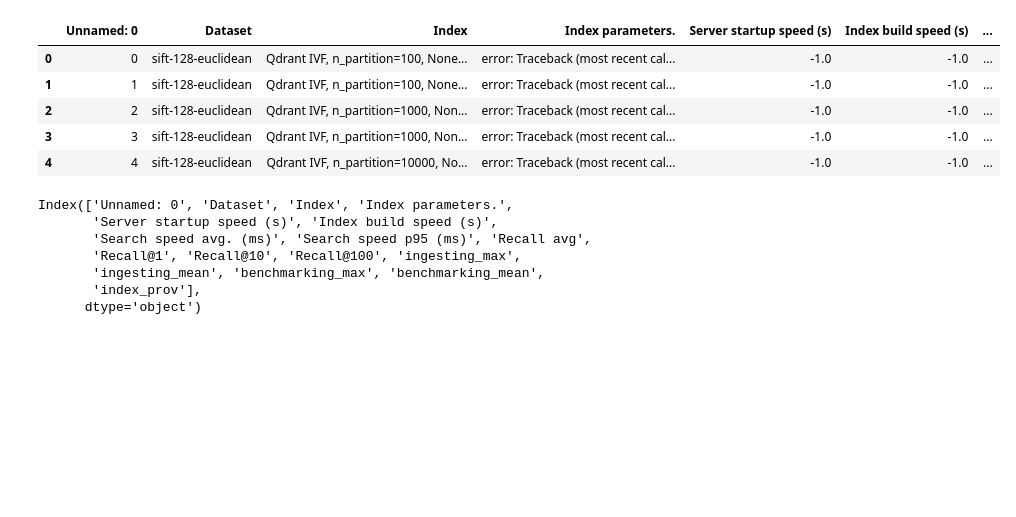
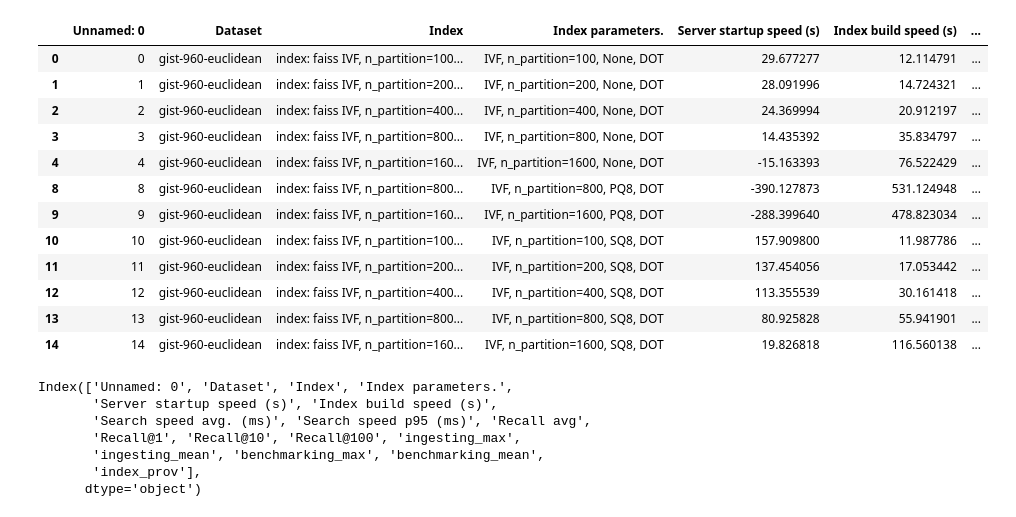
Before and after one commit to ExplodedViewMelon/vod, a Jupyter notebook: src/vod_benchmarking/analyse_results.ipynb, the cells around one changed output. Cells and saved outputs as stored; diff of their text form; code cells hidden in the pictures; blank space fills up the shorter version.

```diff
--- a/src/vod_benchmarking/analyse_results.ipynb
+++ b/src/vod_benchmarking/analyse_results.ipynb
@@ -23,12 +23,19 @@ df_results.shape
 # %%
-df_results.head()
+df_results
 # %% [output]
 |  | Unnamed: 0 | Dataset | Index | Index parameters. | Server startup speed (s) | Index build speed (s) | ... |
-| 0 | 0 | sift-128-euclidean | Qdrant IVF, n_partition=100, None... | error: Traceback (most recent cal... | -1.0 | -1.0 | ... |
-| 1 | 1 | sift-128-euclidean | Qdrant IVF, n_partition=100, None... | error: Traceback (most recent cal... | -1.0 | -1.0 | ... |
-| 2 | 2 | sift-128-euclidean | Qdrant IVF, n_partition=1000, Non... | error: Traceback (most recent cal... | -1.0 | -1.0 | ... |
-| 3 | 3 | sift-128-euclidean | Qdrant IVF, n_partition=1000, Non... | error: Traceback (most recent cal... | -1.0 | -1.0 | ... |
-| 4 | 4 | sift-128-euclidean | Qdrant IVF, n_partition=10000, No... | error: Traceback (most recent cal... | -1.0 | -1.0 | ... |
+| 0 | 0 | gist-960-euclidean | index: faiss IVF, n_partition=100... | IVF, n_partition=100, None, DOT | 29.677277 | 12.114791 | ... |
+| 1 | 1 | gist-960-euclidean | index: faiss IVF, n_partition=200... | IVF, n_partition=200, None, DOT | 28.091996 | 14.724321 | ... |
+| 2 | 2 | gist-960-euclidean | index: faiss IVF, n_partition=400... | IVF, n_partition=400, None, DOT | 24.369994 | 20.912197 | ... |
+| 3 | 3 | gist-960-euclidean | index: faiss IVF, n_partition=800... | IVF, n_partition=800, None, DOT | 14.435392 | 35.834797 | ... |
+| 4 | 4 | gist-960-euclidean | index: faiss IVF, n_partition=160... | IVF, n_partition=1600, None, DOT | -15.163393 | 76.522429 | ... |
+| 8 | 8 | gist-960-euclidean | index: faiss IVF, n_partition=800... | IVF, n_partition=800, PQ8, DOT | -390.127873 | 531.124948 | ... |
+| 9 | 9 | gist-960-euclidean | index: faiss IVF, n_partition=160... | IVF, n_partition=1600, PQ8, DOT | -288.399640 | 478.823034 | ... |
+| 10 | 10 | gist-960-euclidean | index: faiss IVF, n_partition=100... | IVF, n_partition=100, SQ8, DOT | 157.909800 | 11.987786 | ... |
+| 11 | 11 | gist-960-euclidean | index: faiss IVF, n_partition=200... | IVF, n_partition=200, SQ8, DOT | 137.454056 | 17.053442 | ... |
+| 12 | 12 | gist-960-euclidean | index: faiss IVF, n_partition=400... | IVF, n_partition=400, SQ8, DOT | 113.355539 | 30.161418 | ... |
+| 13 | 13 | gist-960-euclidean | index: faiss IVF, n_partition=800... | IVF, n_partition=800, SQ8, DOT | 80.925828 | 55.941901 | ... |
+| 14 | 14 | gist-960-euclidean | index: faiss IVF, n_partition=160... | IVF, n_partition=1600, SQ8, DOT | 19.826818 | 116.560138 | ... |
 # %%
 df_results = df_results.query("Index != 'None'")  # ignore failed runs
 df_results = df_results.query("benchmarking_mean != -1")  # ignore failed runs
```
Also changed, not shown: parts of 3 cells of this notebook, 8 other files.
